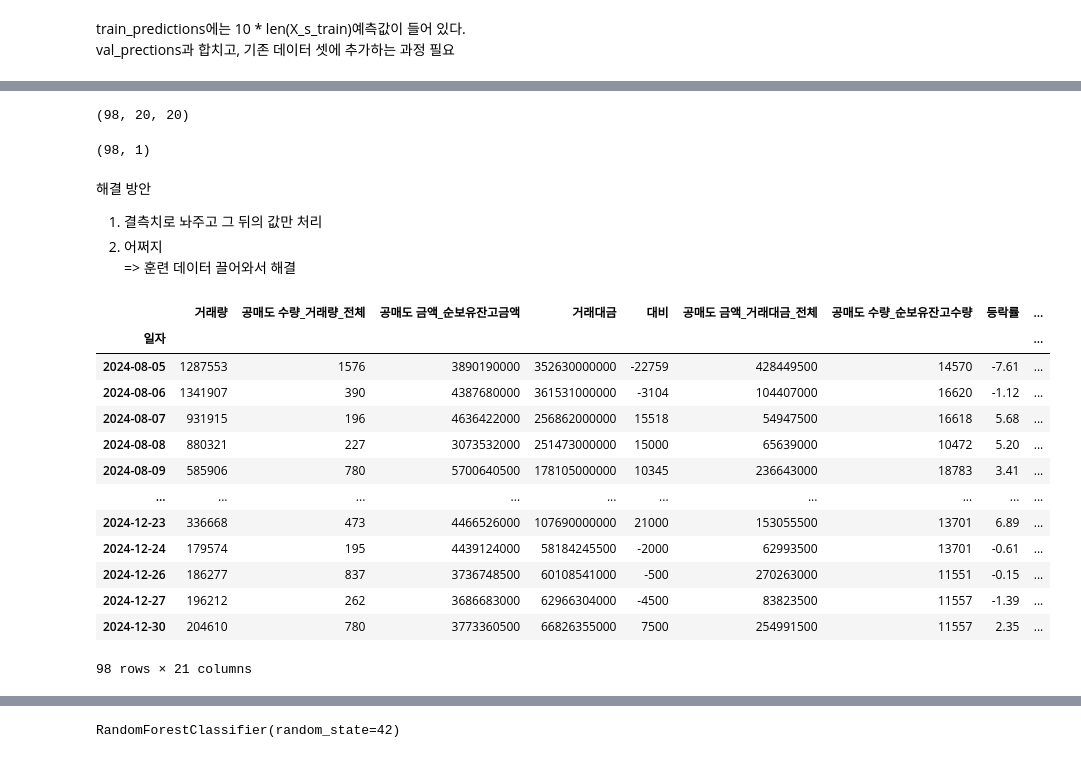
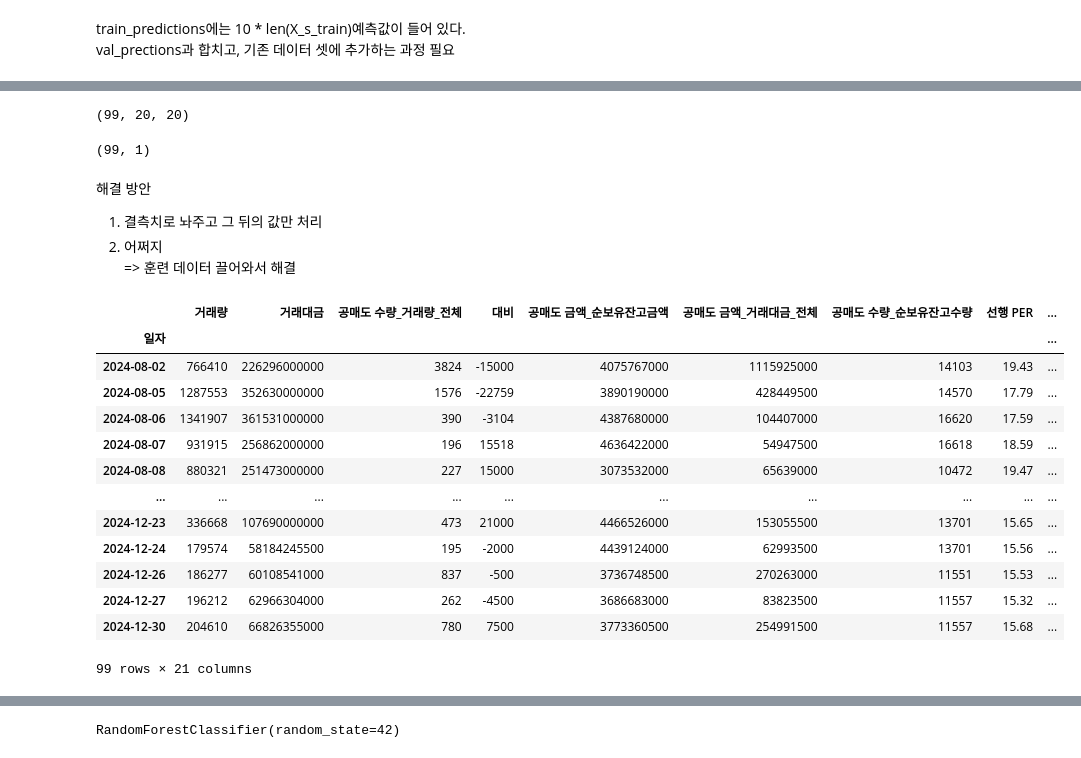
Before and after one commit to parkjh21c/ML, a Jupyter notebook: smarthon_model_2차_모델.ipynb, the cells around one changed output, grey strips where cells are left out. Drawn from its saved outputs; the diff is of its cells as text; code cells hidden in the pictures.

```diff
--- a/smarthon_model_2차_모델.ipynb
+++ b/smarthon_model_2차_모델.ipynb
@@ -95,6 +95,6 @@ target_column = df.columns[-1]
 X = df.drop(target_column, axis=1)
 y = df[target_column]
 
-train_size = int(len(X) * 0.8)
+train_size = int((len(X)-1) * 0.8)
 X_train, X_test = X[:train_size], X[train_size:]
 y_train, y_test = y[:train_size], y[train_size:]
@@ -333,5 +377,5 @@ AttributeError: 'PredictionCallback' object has no attribute 'predictions'
 # %%
-lstm_feature = model.predict(X_lstm_test) # 전체 데이터셋에서 테스트 세트
-lstm_feature
+lstm_feature_test = model.predict(X_lstm_test) # 전체 데이터셋에서 테스트 세트
+lstm_feature_test
 # 0.5 기준으로 0 과 1 예측
 # %% [output]
@@ -356,31 +400,31 @@ array([[0.6065528 ],
 # %%
 X_lstm_test.shape
 # %% [output]
-(98, 20, 20)
+(99, 20, 20)
 # %%
-lstm_feature.shape
+lstm_feature_test.shape
 # %% [output]
-(98, 1)
+(99, 1)
 # %% [markdown]
 해결 방안
 1. 결측치로 놔주고 그 뒤의 값만 처리
 2. 어쩌지
 => 훈련 데이터 끌어와서 해결
 # %%
-X_selected_last_test['lstm_feature'] = lstm_feature
+X_selected_last_test['lstm_feature'] = lstm_feature_test
 X_selected_last_test
 # %% [output]
-|  | 거래량 | 공매도 수량_거래량_전체 | 공매도 금액_순보유잔고금액 | 거래대금 | 대비 | 공매도 금액_거래대금_전체 | 공매도 수량_순보유잔고수량 | 등락률 | ... |
+|  | 거래량 | 거래대금 | 공매도 수량_거래량_전체 | 대비 | 공매도 금액_순보유잔고금액 | 공매도 금액_거래대금_전체 | 공매도 수량_순보유잔고수량 | 선행 PER | ... |
 | 일자 |  |  |  |  |  |  |  |  | ... |
-| 2024-08-05 | 1287553 | 1576 | 3890190000 | 352630000000 | -22759 | 428449500 | 14570 | -7.61 | ... |
-| 2024-08-06 | 1341907 | 390 | 4387680000 | 361531000000 | -3104 | 104407000 | 16620 | -1.12 | ... |
-| 2024-08-07 | 931915 | 196 | 4636422000 | 256862000000 | 15518 | 54947500 | 16618 | 5.68 | ... |
-| 2024-08-08 | 880321 | 227 | 3073532000 | 251473000000 | 15000 | 65639000 | 10472 | 5.20 | ... |
-| 2024-08-09 | 585906 | 780 | 5700640500 | 178105000000 | 10345 | 236643000 | 18783 | 3.41 | ... |
+| 2024-08-02 | 766410 | 226296000000 | 3824 | -15000 | 4075767000 | 1115925000 | 14103 | 19.43 | ... |
+| 2024-08-05 | 1287553 | 352630000000 | 1576 | -22759 | 3890190000 | 428449500 | 14570 | 17.79 | ... |
+| 2024-08-06 | 1341907 | 361531000000 | 390 | -3104 | 4387680000 | 104407000 | 16620 | 17.59 | ... |
+| 2024-08-07 | 931915 | 256862000000 | 196 | 15518 | 4636422000 | 54947500 | 16618 | 18.59 | ... |
+| 2024-08-08 | 880321 | 251473000000 | 227 | 15000 | 3073532000 | 65639000 | 10472 | 19.47 | ... |
 | ... | ... | ... | ... | ... | ... | ... | ... | ... | ... |
-| 2024-12-23 | 336668 | 473 | 4466526000 | 107690000000 | 21000 | 153055500 | 13701 | 6.89 | ... |
-| 2024-12-24 | 179574 | 195 | 4439124000 | 58184245500 | -2000 | 62993500 | 13701 | -0.61 | ... |
-| 2024-12-26 | 186277 | 837 | 3736748500 | 60108541000 | -500 | 270263000 | 11551 | -0.15 | ... |
-| 2024-12-27 | 196212 | 262 | 3686683000 | 62966304000 | -4500 | 83823500 | 11557 | -1.39 | ... |
-| 2024-12-30 | 204610 | 780 | 3773360500 | 66826355000 | 7500 | 254991500 | 11557 | 2.35 | ... |
+| 2024-12-23 | 336668 | 107690000000 | 473 | 21000 | 4466526000 | 153055500 | 13701 | 15.65 | ... |
+| 2024-12-24 | 179574 | 58184245500 | 195 | -2000 | 4439124000 | 62993500 | 13701 | 15.56 | ... |
+| 2024-12-26 | 186277 | 60108541000 | 837 | -500 | 3736748500 | 270263000 | 11551 | 15.53 | ... |
+| 2024-12-27 | 196212 | 62966304000 | 262 | -4500 | 3686683000 | 83823500 | 11557 | 15.32 | ... |
+| 2024-12-30 | 204610 | 66826355000 | 780 | 7500 | 3773360500 | 254991500 | 11557 | 15.68 | ... |
-98 rows × 21 columns
+99 rows × 21 columns
```
Also changed, not shown: parts of 25 cells of this notebook.
